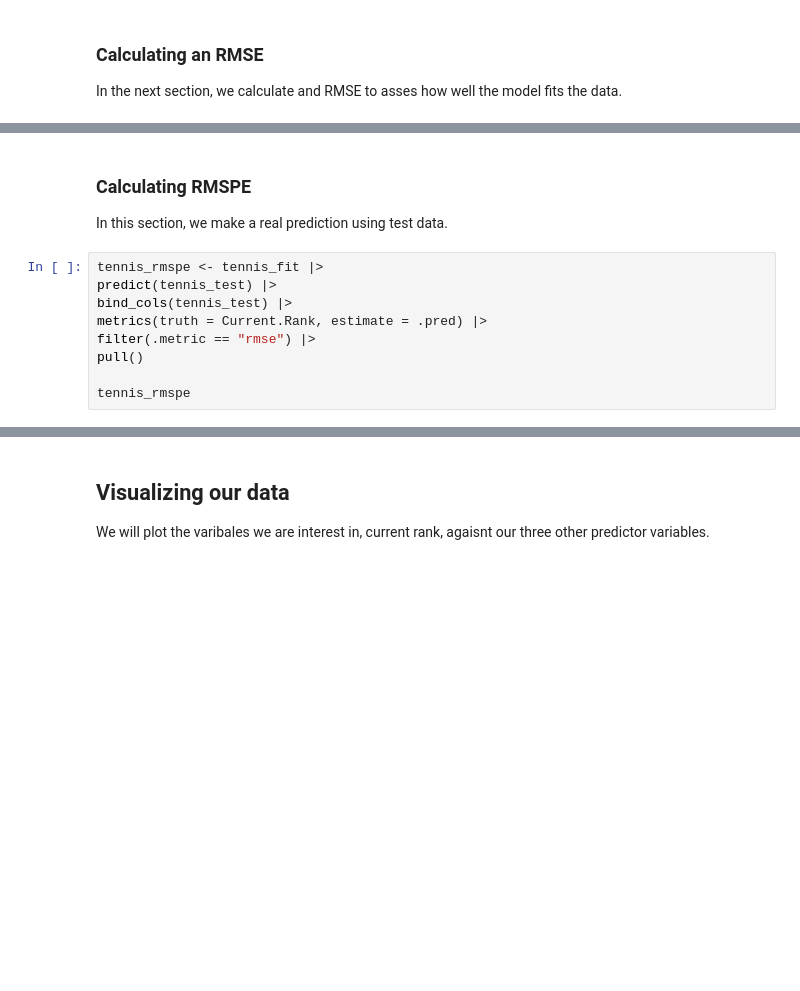
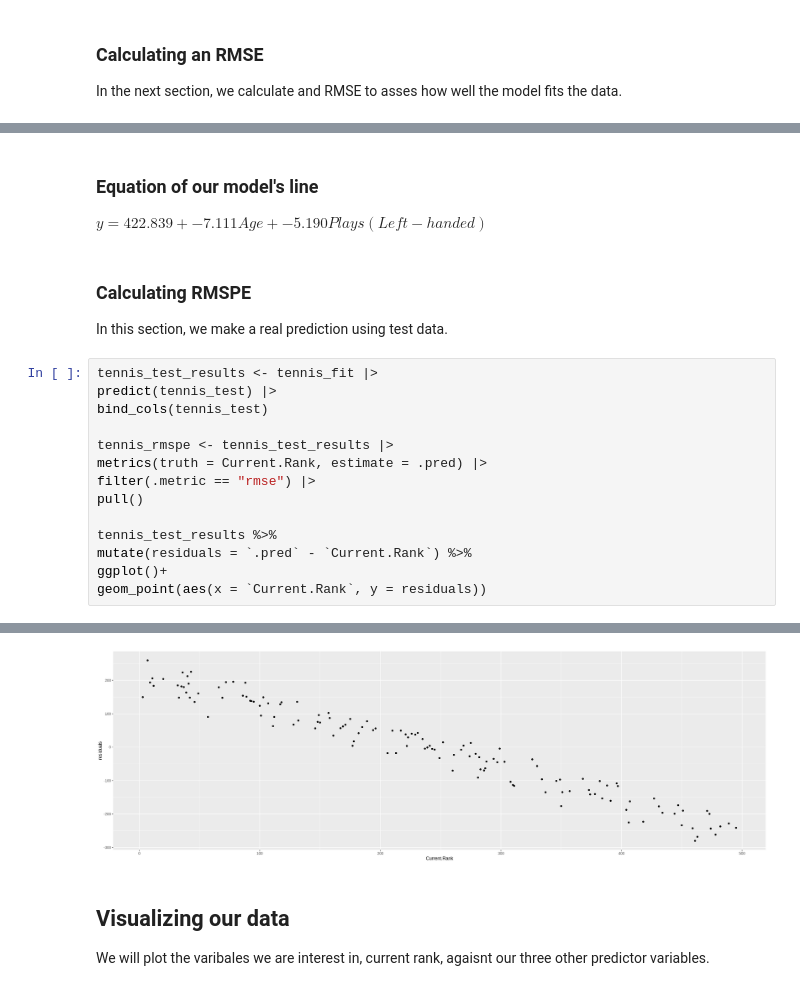
Before and after one commit to emilywang0/dsci-tennis-data-analysis, a Jupyter notebook: Proposal.ipynb, the cells around one changed output, grey strips where cells are left out. Cells and saved outputs as stored; diff of their text form; blank space fills up the shorter version.

```diff
--- a/Proposal.ipynb
+++ b/Proposal.ipynb
@@ -239,13 +293,22 @@ print(tennis_rmse)
+# %% [markdown]
+### Equation of our model's line
+
+$y = 422.839 + -7.111 Age + -5.190 Plays(Left-handed)$
 # %% [markdown]
 ### Calculating RMSPE
 In this section, we make a real prediction using test data.
 # %%
-tennis_rmspe <- tennis_fit |>
+tennis_test_results <- tennis_fit |>
 predict(tennis_test) |>
-bind_cols(tennis_test) |>
+bind_cols(tennis_test)
+
+tennis_rmspe <- tennis_test_results |>
 metrics(truth = Current.Rank, estimate = .pred) |>
 filter(.metric == "rmse") |>
 pull()
 
-tennis_rmspe
+tennis_test_results %>%
+mutate(residuals = `.pred` - `Current.Rank`) %>%
+ggplot()+
+geom_point(aes(x = `Current.Rank`, y = residuals))
 # %% [output]
@@ -253,3 +317,4 @@ tennis_rmspe
+[figure, added]
 # %% [markdown]
 ## Visualizing our data
 We will plot the varibales we are interest in, current rank, agaisnt our three other predictor variables.
```
Also changed, not shown: parts of 10 cells of this notebook.
